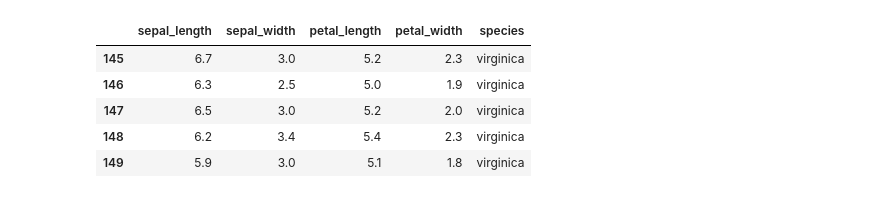
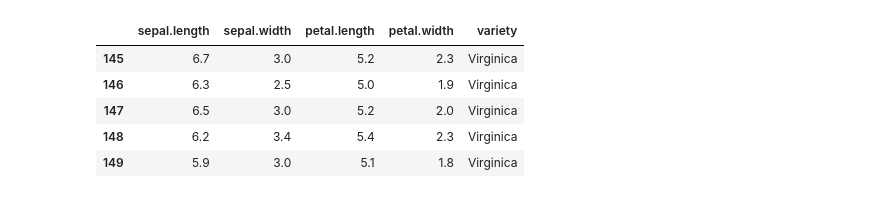
Before and after one commit to Thatohatsi880/Pytorch-Practice-tutorials, a Jupyter notebook: simple_NeuralNetwork.ipynb, the cells around one changed output. Drawn from its saved outputs; the diff is of its cells as text; code cells hidden in the pictures.

```diff
--- a/simple_NeuralNetwork.ipynb
+++ b/simple_NeuralNetwork.ipynb
@@ -33,14 +33,14 @@ import pandas as pd
 import matplotlib.pyplot as plt
 %matplotlib inline
 # %%
-url = 'https://gist.githubusercontent.com/curran/a08a1080b88344b0c8a7/raw/0e7a9b0a5d22642a06d3d5b9bcbad9890c8ee534/iris.csv'
+url = 'https://gist.githubusercontent.com/netj/8836201/raw/6f9306ad21398ea43cba4f7d537619d0e07d5ae3/iris.csv'
 my_df = pd.read_csv(url)
 my_df.tail()
 # %% [output]
-|  | sepal_length | sepal_width | petal_length | petal_width | species |
-| 145 | 6.7 | 3.0 | 5.2 | 2.3 | virginica |
-| 146 | 6.3 | 2.5 | 5.0 | 1.9 | virginica |
-| 147 | 6.5 | 3.0 | 5.2 | 2.0 | virginica |
-| 148 | 6.2 | 3.4 | 5.4 | 2.3 | virginica |
-| 149 | 5.9 | 3.0 | 5.1 | 1.8 | virginica |
+|  | sepal.length | sepal.width | petal.length | petal.width | variety |
+| 145 | 6.7 | 3.0 | 5.2 | 2.3 | Virginica |
+| 146 | 6.3 | 2.5 | 5.0 | 1.9 | Virginica |
+| 147 | 6.5 | 3.0 | 5.2 | 2.0 | Virginica |
+| 148 | 6.2 | 3.4 | 5.4 | 2.3 | Virginica |
+| 149 | 5.9 | 3.0 | 5.1 | 1.8 | Virginica |
 # %%
```
Also changed, not shown: parts of 21 cells of this notebook.
